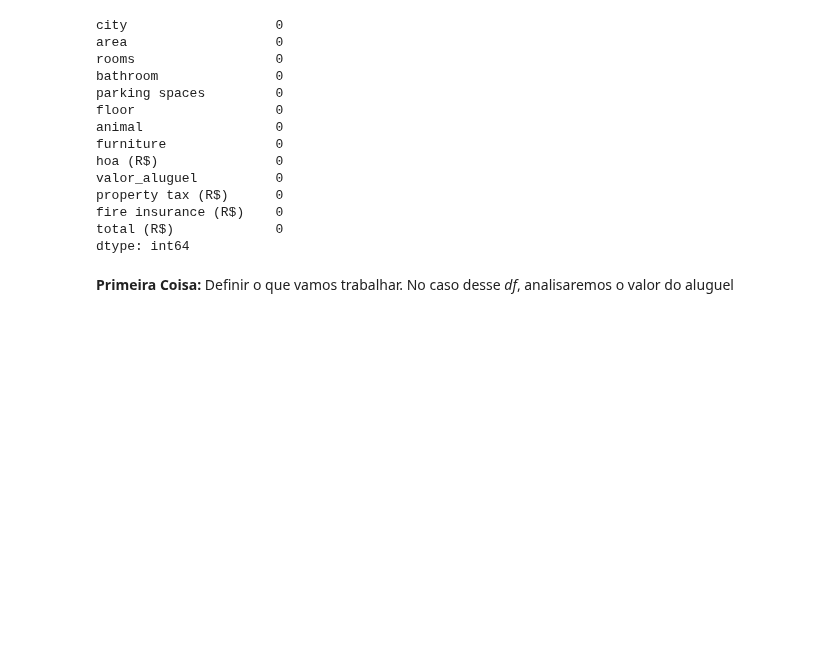
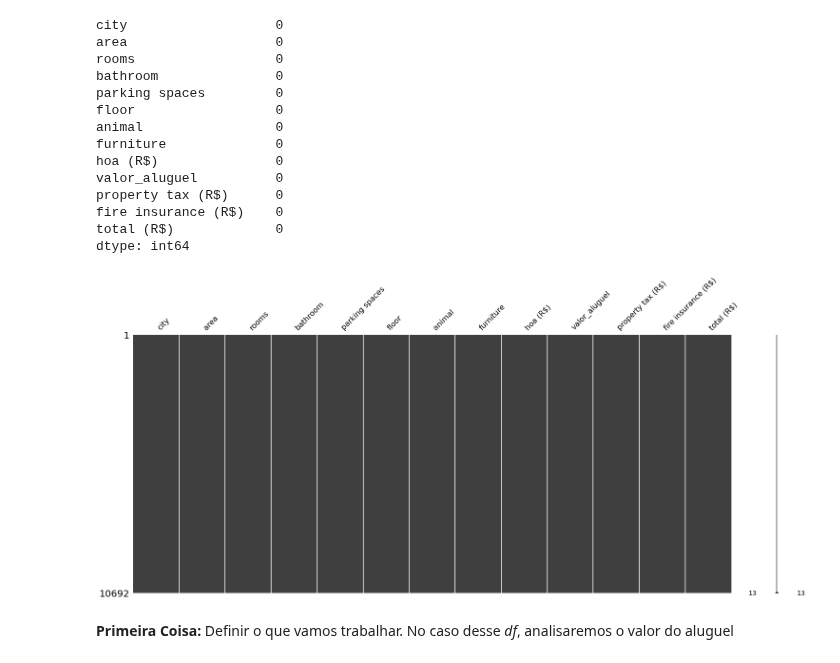
Before and after one commit to mikaelcordeiro/semanas, a Jupyter notebook: semana3/semana_3.ipynb, the cells around one changed output. Saved outputs shown, nothing was run; the diff lists cells and outputs as text; code cells hidden in the pictures; blank space fills up the shorter version.

```diff
--- a/semana3/semana_3.ipynb
+++ b/semana3/semana_3.ipynb
@@ -135,6 +136,10 @@ property tax (R$)      0
 fire insurance (R$)    0
 total (R$)             0
 dtype: int64
+# %%
+msno.matrix(df_lite);
+# %% [output]
+[figure, added]
 # %% [markdown]
 **Primeira Coisa:** Definir o que vamos trabalhar. No caso desse *df*, analisaremos o valor do aluguel
 # %% [markdown]
```
Also changed, not shown: parts of 8 cells of this notebook.
